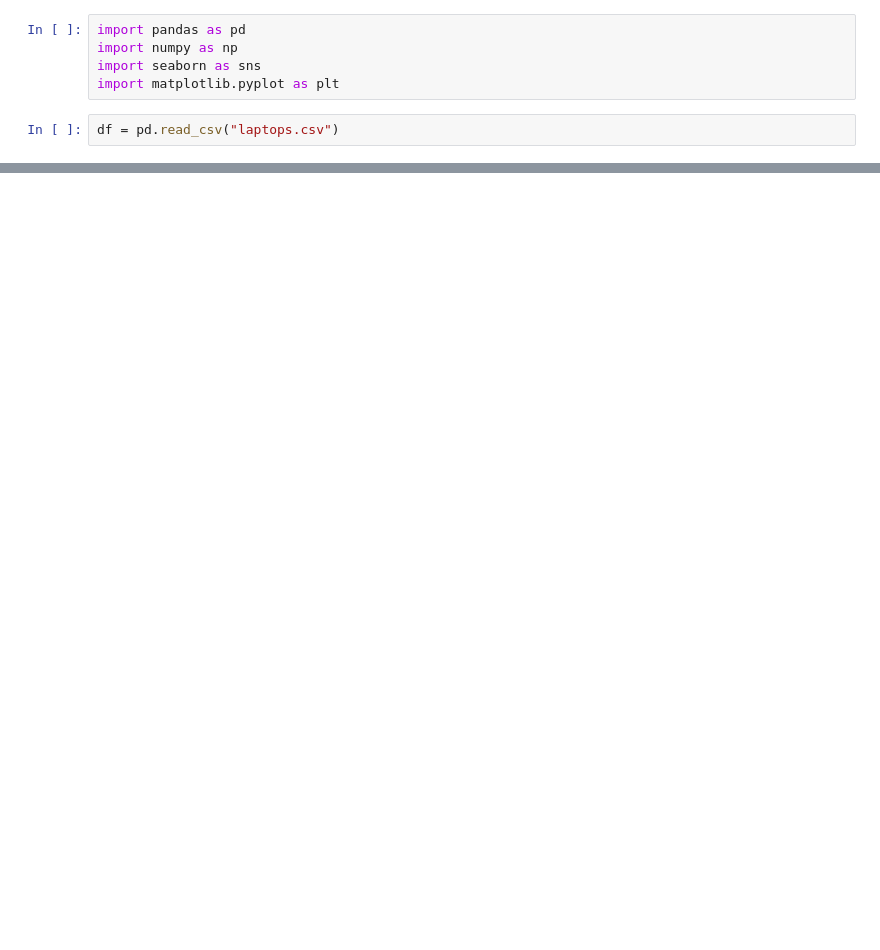
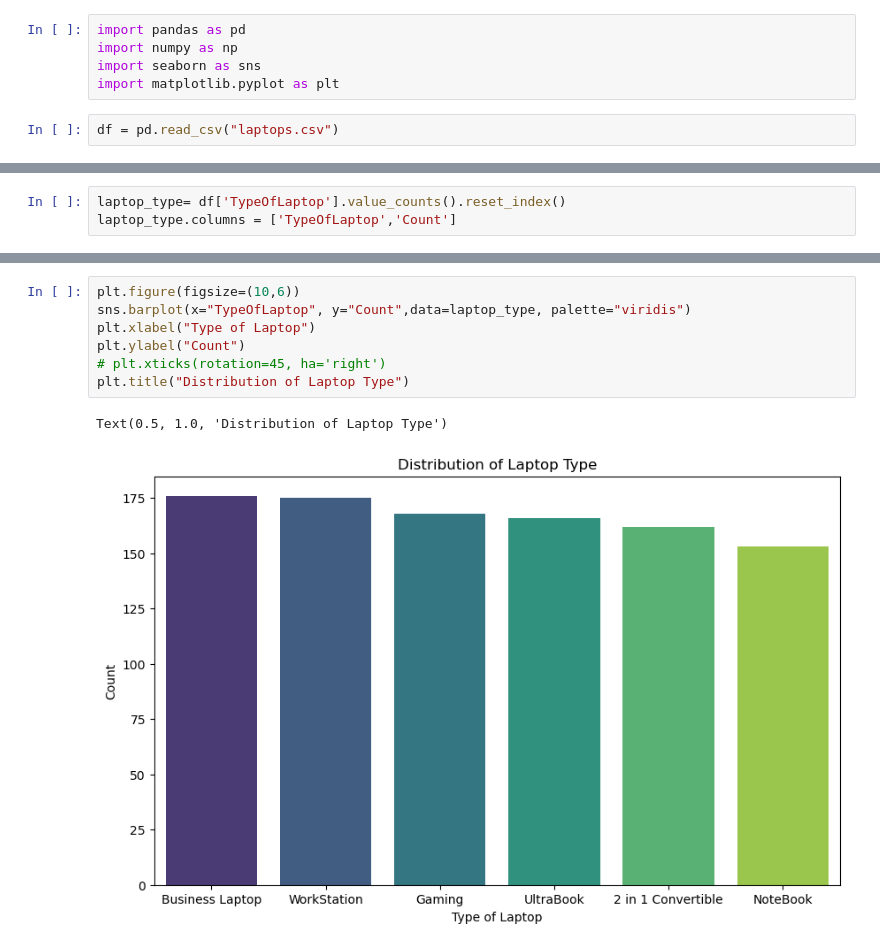
Before and after one commit to Kestrel86/laptopPriceEDA, a Jupyter notebook: laptopPriceEDA.ipynb, the cells around one changed output, grey strips where cells are left out. Cells and saved outputs as stored; diff of their text form; blank space fills up the shorter version.

Commit message:
adding plot for each column

```diff
--- a/laptopPriceEDA.ipynb
+++ b/laptopPriceEDA.ipynb
@@ -22,0 +78,3 @@ Index(['CompanyName', 'TypeOfLaptop', 'Inches', 'ScreenResolution', 'Cpu',
+# %%
+laptop_type= df['TypeOfLaptop'].value_counts().reset_index()
+laptop_type.columns = ['TypeOfLaptop','Count']
@@ -22,0 +90,10 @@ Index(['CompanyName', 'TypeOfLaptop', 'Inches', 'ScreenResolution', 'Cpu',
+# %%
+plt.figure(figsize=(10,6))
+sns.barplot(x="TypeOfLaptop", y="Count",data=laptop_type, palette="viridis")
+plt.xlabel("Type of Laptop")
+plt.ylabel("Count")
+# plt.xticks(rotation=45, ha='right')
+plt.title("Distribution of Laptop Type")
+# %% [output]
+Text(0.5, 1.0, 'Distribution of Laptop Type')
+[figure, added]
```
Also changed, not shown: parts of 26 cells of this notebook.
